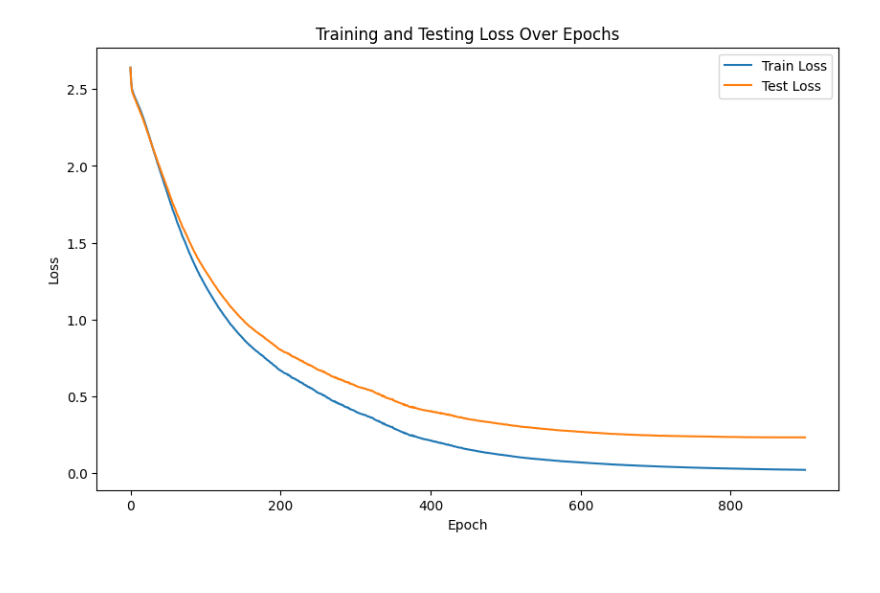
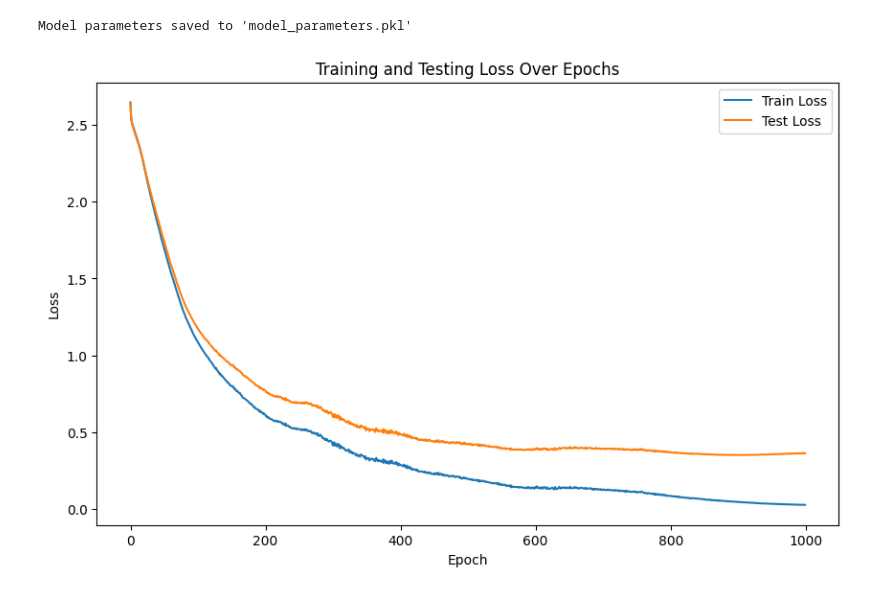
Before and after one commit to BejenaruIoanMatei/FacultateAI, a Jupyter notebook: Homework2/all.ipynb, the cells around one changed output. Drawn from its saved outputs; the diff is of its cells as text; code cells hidden in the pictures.

```diff
--- a/Homework2/all.ipynb
+++ b/Homework2/all.ipynb
@@ -3,7 +3,7 @@ import pandas as pd
 import numpy as np
 from sklearn.model_selection import train_test_split
 import matplotlib.pyplot as plt
-
+import pickle
 train_losses, test_losses = [], []
 
 data = pd.read_excel('../Dataset/complemented_dataset.xlsx')
@@ -12,6 +12,7 @@ X = data.drop(columns=['Race'])
 y = data['Race']
 
 train_X, test_X, train_y, test_y = train_test_split(X, y, test_size=0.1, random_state=42, stratify=y)
+
 
 def one_hot_encode(labels, num_classes=None):
     if num_classes is None:
@@ -65,7 +66,7 @@ def backward(X, y_true, z1, a1, a2):
 
     return dW1, db1, dW2, db2
 
-epochs, batch_size, learning_rate = 900, 15, 0.01
+epochs, batch_size, learning_rate = 1000, 12, 0.01
 
 def train(X, y, epochs=epochs, batch_size=batch_size, learning_rate=learning_rate):
     global W1, b1, W2, b2
@@ -125,7 +139,21 @@ KeyboardInterrupt:
-# %%
-plot_losses()
-# %% [output]
-[figure, removed]
+# %%
+def save_parameters():
+    model_parameters = {
+    'W1': W1,
+    'b1': b1,
+    'W2': W2,
+    'b2': b2
+    }
+
+    with open('model_parameters.pkl', 'wb') as f:
+        pickle.dump(model_parameters, f)
+    print("Model parameters saved to 'model_parameters.pkl'")
+# %%
+save_parameters()
+plot_losses()
+# %% [output]
+Model parameters saved to 'model_parameters.pkl'
+[figure, added]
 # %%
 def misclassified_races(true_labels, predicted_labels, class_names):
     misclassified = true_labels != predicted_labels
```
Also changed, not shown: parts of 3 cells of this notebook, 3 other files.
